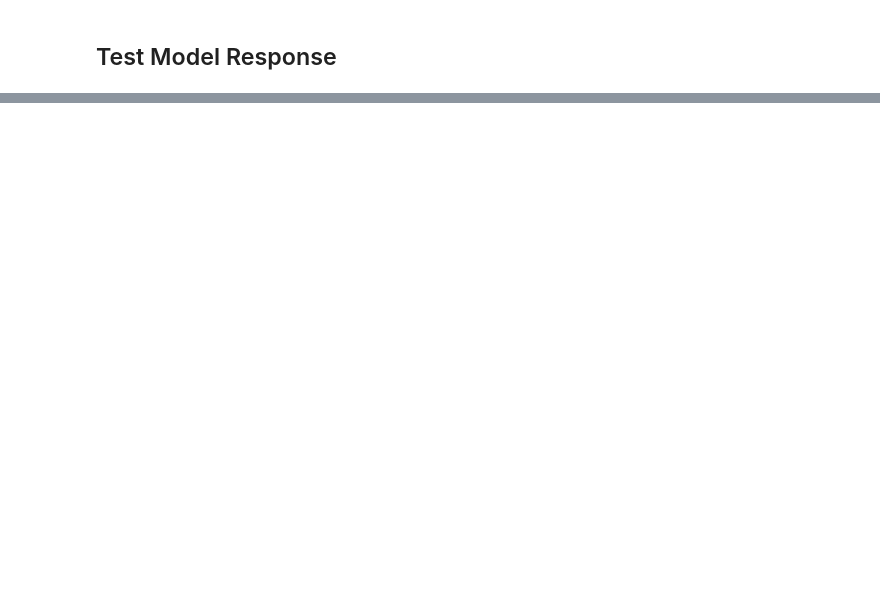
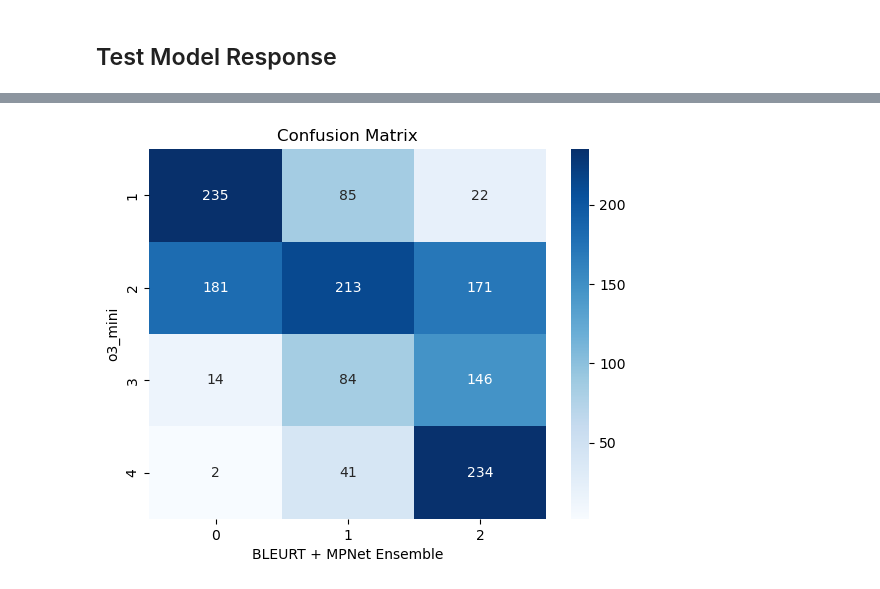
Before and after one commit to learlab/textbook-question-generation, a Jupyter notebook: src/1a-pseudo-label-cri-data.ipynb, the cells around one changed output, grey strips where cells are left out. Drawn from its saved outputs; the diff is of its cells as text; code cells hidden in the pictures; blank space fills up the shorter version.

```diff
--- a/src/1a-pseudo-label-cri-data.ipynb
+++ b/src/1a-pseudo-label-cri-data.ipynb
@@ -102,7 +103,7 @@ response = client.chat.completions.create(
                 "type": "object",
                 "properties": {
                     "score": {
-                        "description": "A single digit from 1-3 representing the score of the student's response",
+                        "description": "A single digit from 1-4 representing the score of the student's response",
                         "type": "integer"
                     },
                     "additionalProperties": False
@@ -121,0 +158,9 @@ GPT Score: 1
+# %%
+scores = [
+    json.loads(response.choices[0].message.content)["score"]
+    for response in responses
+]
+
+df["o3_mini_score"] = scores
+
+df.sample(3)
@@ -121,0 +197,15 @@ GPT Score: 1
+# %%
+crosstab = pd.crosstab(
+    df["o3_mini_score"],
+    df["score"],
+)
+
+sns.heatmap(crosstab, annot=True, fmt="d", cmap="Blues",
+            xticklabels=["0", "1", "2"],
+            yticklabels=["1", "2", "3", "4"])
+plt.ylabel("o3_mini")
+plt.xlabel("BLEURT + MPNet Ensemble")
+plt.title("Confusion Matrix")
+plt.show()
+# %% [output]
+[figure, added]
```
Also changed, not shown: parts of 14 cells of this notebook, 9 other files.
